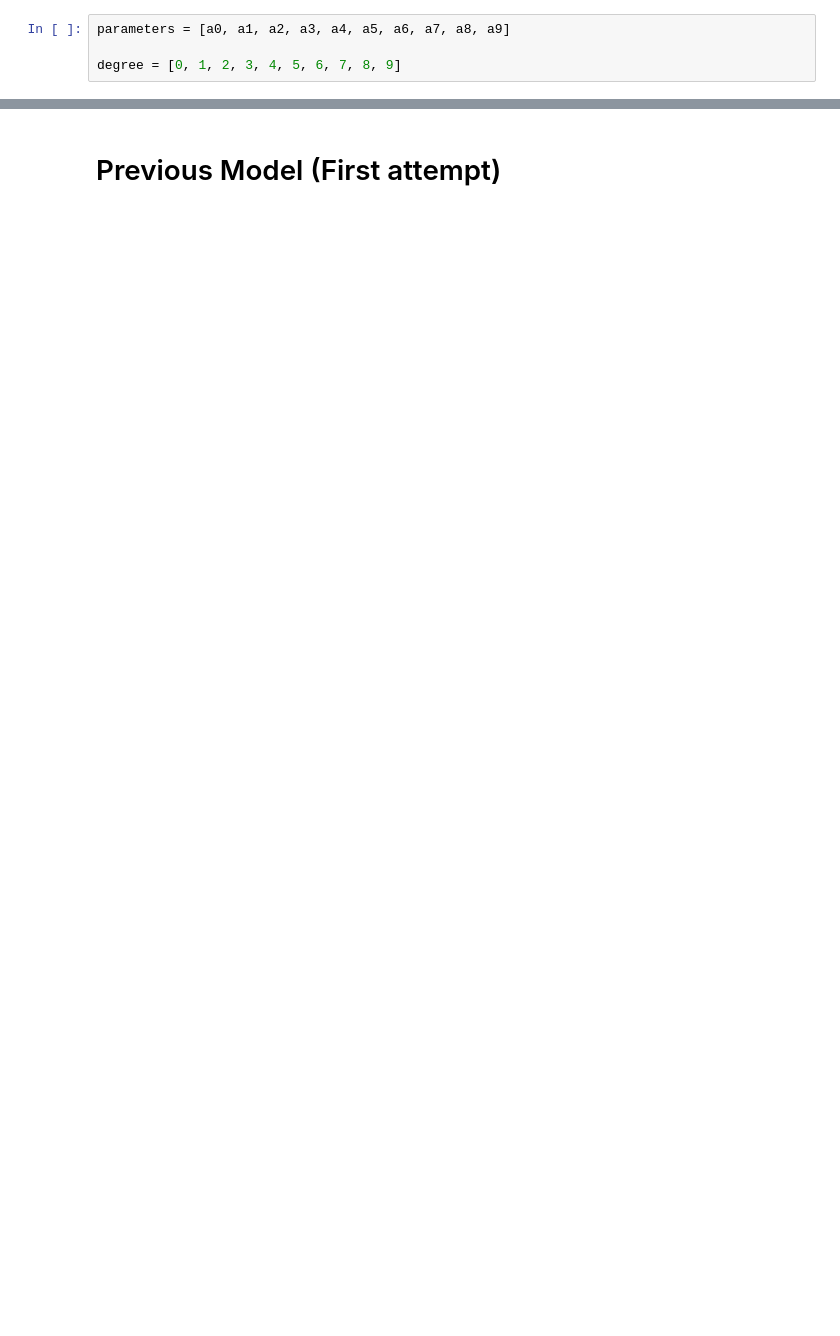
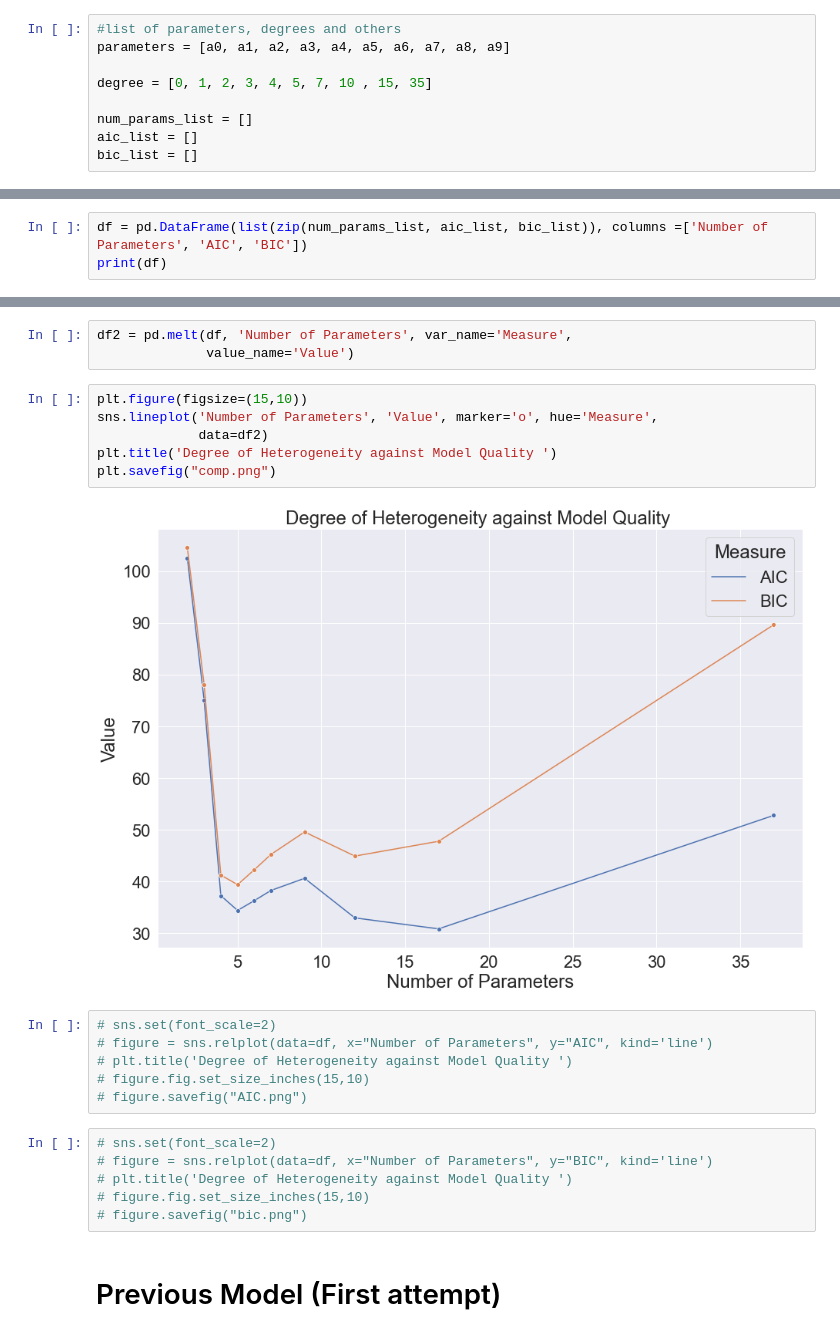
Before and after one commit to deborah-O/information-criteria, a Jupyter notebook: polynomial_example.ipynb, the cells around one changed output, grey strips where cells are left out. Saved outputs shown, nothing was run; the diff lists cells and outputs as text; blank space fills up the shorter version.

```diff
--- a/polynomial_example.ipynb
+++ b/polynomial_example.ipynb
@@ -46,5 +38,10 @@ x = np.linspace(0, 2, 100)
 # %%
+#list of parameters, degrees and others
 parameters = [a0, a1, a2, a3, a4, a5, a6, a7, a8, a9]
 
-degree = [0, 1, 2, 3, 4, 5, 6, 7, 8, 9]
+degree = [0, 1, 2, 3, 4, 5, 7, 10 , 15, 35]
+
+num_params_list = []
+aic_list = []
+bic_list = []
 # %%
@@ -122,0 +138,3 @@ TypeError: can only concatenate list (not "int") to list
+# %%
+df = pd.DataFrame(list(zip(num_params_list, aic_list, bic_list)), columns =['Number of Parameters', 'AIC', 'BIC'])
+print(df)
@@ -123,3 +153,26 @@ TypeError: can only concatenate list (not "int") to list
+# %%
+df2 = pd.melt(df, 'Number of Parameters', var_name='Measure',
+              value_name='Value')
+# %%
+plt.figure(figsize=(15,10))
+sns.lineplot('Number of Parameters', 'Value', marker='o', hue='Measure',
+             data=df2)
+plt.title('Degree of Heterogeneity against Model Quality ')
+plt.savefig("comp.png")
+# %% [output]
+[figure, added]
+# %%
+# sns.set(font_scale=2)
+# figure = sns.relplot(data=df, x="Number of Parameters", y="AIC", kind='line')
+# plt.title('Degree of Heterogeneity against Model Quality ')
+# figure.fig.set_size_inches(15,10)
+# figure.savefig("AIC.png")
+# %%
+# sns.set(font_scale=2)
+# figure = sns.relplot(data=df, x="Number of Parameters", y="BIC", kind='line')
+# plt.title('Degree of Heterogeneity against Model Quality ')
+# figure.fig.set_size_inches(15,10)
+# figure.savefig("bic.png")
 # %% [markdown]
 # Previous Model (First attempt)
 # %%
```
Also changed, not shown: parts of 22 cells of this notebook.
